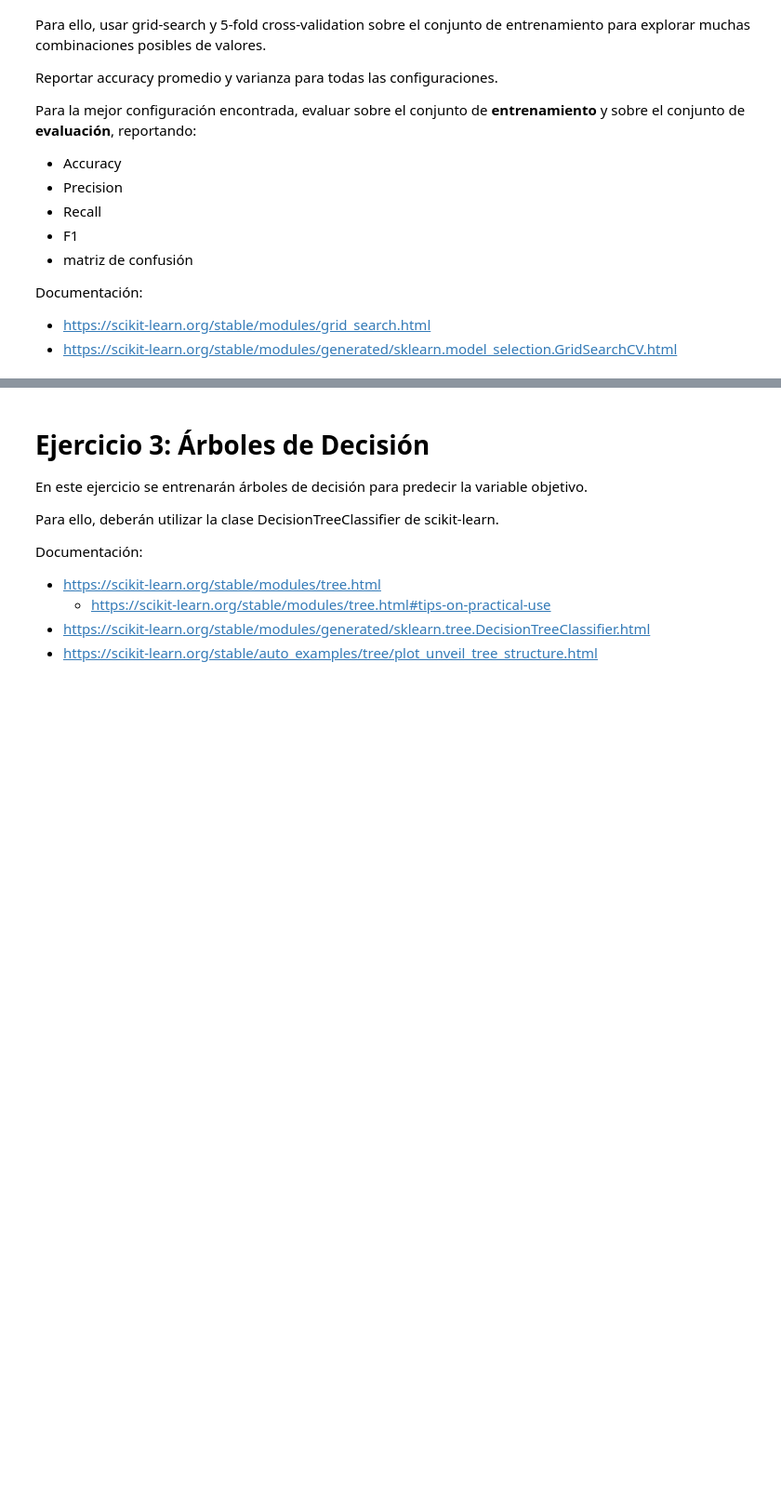
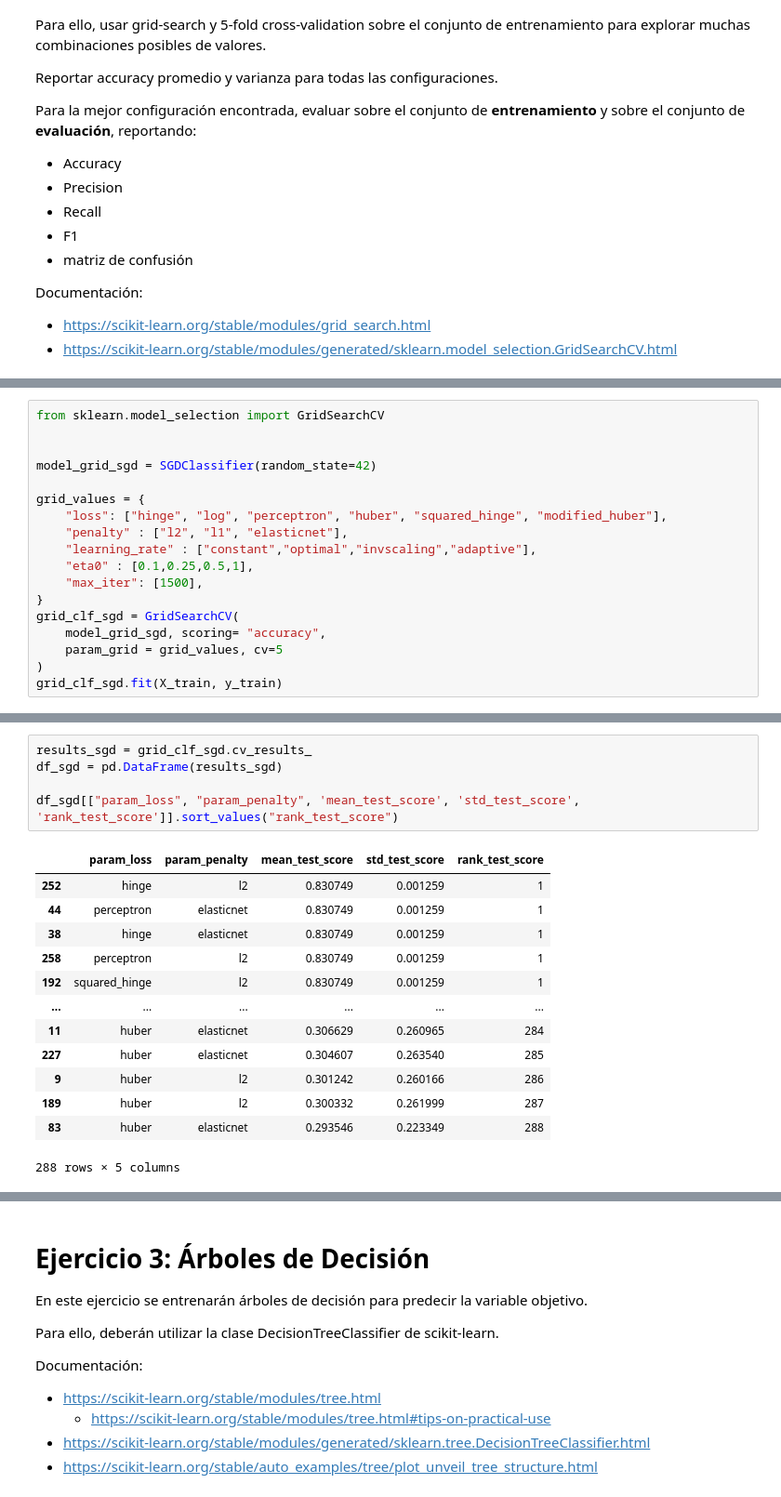
Before and after one commit to mauroeparis/introAprendizajeAutomatico, a Jupyter notebook: mauro_lab2.ipynb, the cells around one changed output, grey strips where cells are left out. Shown: that part at 93% size. Drawn from its saved outputs; the diff is of its cells as text; blank space fills up the shorter version.

```diff
--- a/mauro_lab2.ipynb
+++ b/mauro_lab2.ipynb
@@ -184,0 +176,18 @@ F1 Score : 0.29411764705882354
+# %%
+from sklearn.model_selection import GridSearchCV
+
+
+model_grid_sgd = SGDClassifier(random_state=42)
+
+grid_values = {
+    "loss": ["hinge", "log", "perceptron", "huber", "squared_hinge", "modified_huber"],
+    "penalty" : ["l2", "l1", "elasticnet"],
+    "learning_rate" : ["constant","optimal","invscaling","adaptive"],
+    "eta0" : [0.1,0.25,0.5,1],
+    "max_iter": [1500],
+}
+grid_clf_sgd = GridSearchCV(
+    model_grid_sgd, scoring= "accuracy",
+    param_grid = grid_values, cv=5
+)
+grid_clf_sgd.fit(X_train, y_train)
@@ -184,0 +204,19 @@ F1 Score : 0.29411764705882354
+# %%
+results_sgd = grid_clf_sgd.cv_results_
+df_sgd = pd.DataFrame(results_sgd)
+
+df_sgd[["param_loss", "param_penalty", 'mean_test_score', 'std_test_score', 'rank_test_score']].sort_values("rank_test_score")
+# %% [output]
+|  | param_loss | param_penalty | mean_test_score | std_test_score | rank_test_score |
+| 252 | hinge | l2 | 0.830749 | 0.001259 | 1 |
+| 44 | perceptron | elasticnet | 0.830749 | 0.001259 | 1 |
+| 38 | hinge | elasticnet | 0.830749 | 0.001259 | 1 |
+| 258 | perceptron | l2 | 0.830749 | 0.001259 | 1 |
+| 192 | squared_hinge | l2 | 0.830749 | 0.001259 | 1 |
+| ... | ... | ... | ... | ... | ... |
+| 11 | huber | elasticnet | 0.306629 | 0.260965 | 284 |
+| 227 | huber | elasticnet | 0.304607 | 0.263540 | 285 |
+| 9 | huber | l2 | 0.301242 | 0.260166 | 286 |
+| 189 | huber | l2 | 0.300332 | 0.261999 | 287 |
+| 83 | huber | elasticnet | 0.293546 | 0.223349 | 288 |
+288 rows × 5 columns
```
Also changed, not shown: parts of 28 cells of this notebook.
